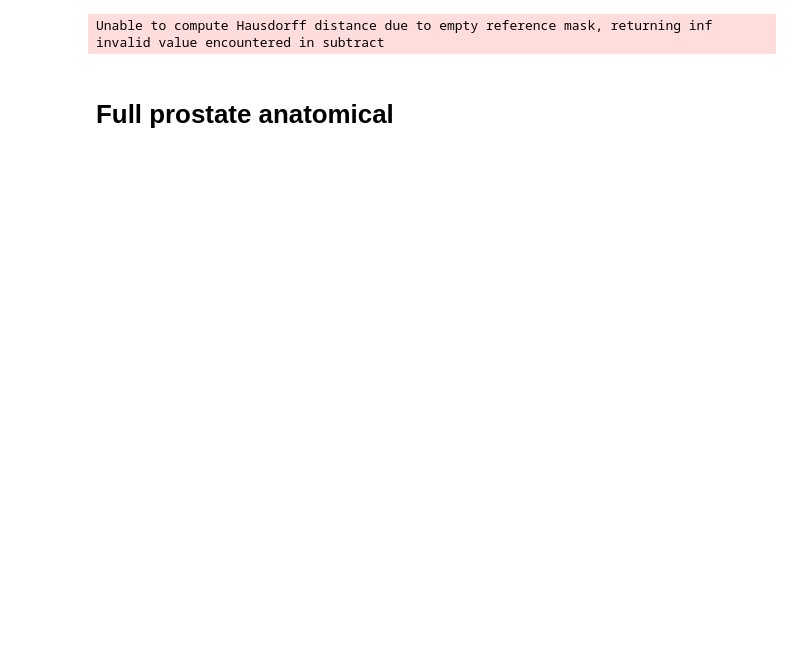
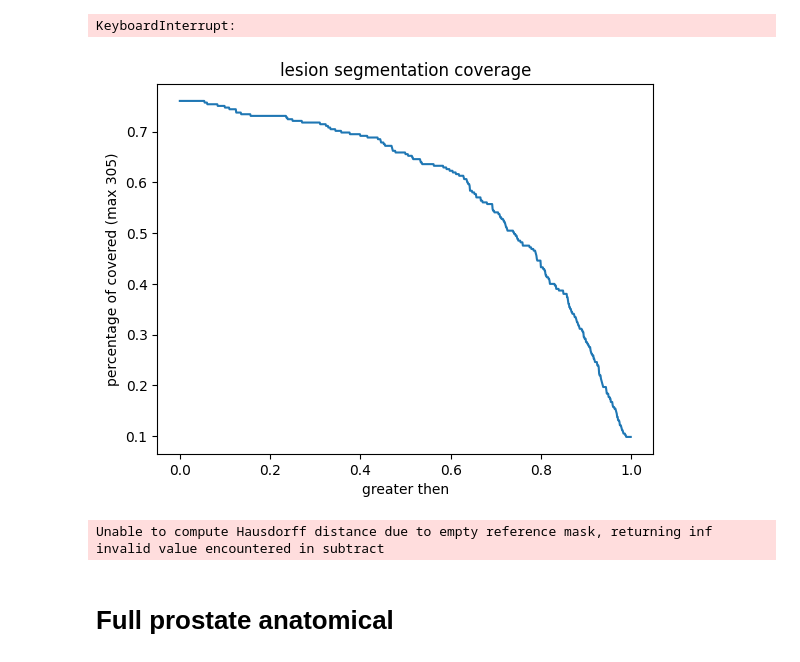
Before and after one commit to jakubMitura14/konwersjaJsonData, a Jupyter notebook: nnunet/evaluate_test.ipynb, the cells around one changed output. Cells and saved outputs as stored; diff of their text form; code cells hidden in the pictures; blank space fills up the shorter version.

```diff
--- a/nnunet/evaluate_test.ipynb
+++ b/nnunet/evaluate_test.ipynb
@@ -107,21 +107,25 @@ def iter_inferred(curr_inferred,greater_then):
 def get_coverage_for_percent(greater_then):
     resss=np.concatenate(list(map(lambda curr : iter_inferred(curr,greater_then),inferred)))
     resss=np.sum(resss.flatten())
-    return (greater_then, resss)
+    return (greater_then, resss/305)
 
 
 full_coverage= list(map(get_coverage_for_percent,np.arange(0,1,0.001) ))
+# %% [output]
+KeyboardInterrupt:
 # %%
 import matplotlib.pyplot as plt
 
-x_axis = list(map(lambda tupl: tupl[0],full_coverage))
-y_axis = list(map(lambda tupl: tupl[1],full_coverage))
+x_axis = np.array(list(map(lambda tupl: tupl[0],full_coverage)))
+y_axis = np.array(list(map(lambda tupl: tupl[1],full_coverage)))/305
 
 plt.plot(x_axis, y_axis)
 plt.title('lesion segmentation coverage')
 plt.xlabel('greater then')
-plt.ylabel('number of covered (max 305)')
+plt.ylabel('percentage of covered (max 305)')
 plt.show()
+# %% [output]
+[figure, added]
 # %%
 # #dicee
 # def get_my_dice(path_gold_sum,path_inferred_sum):
```
